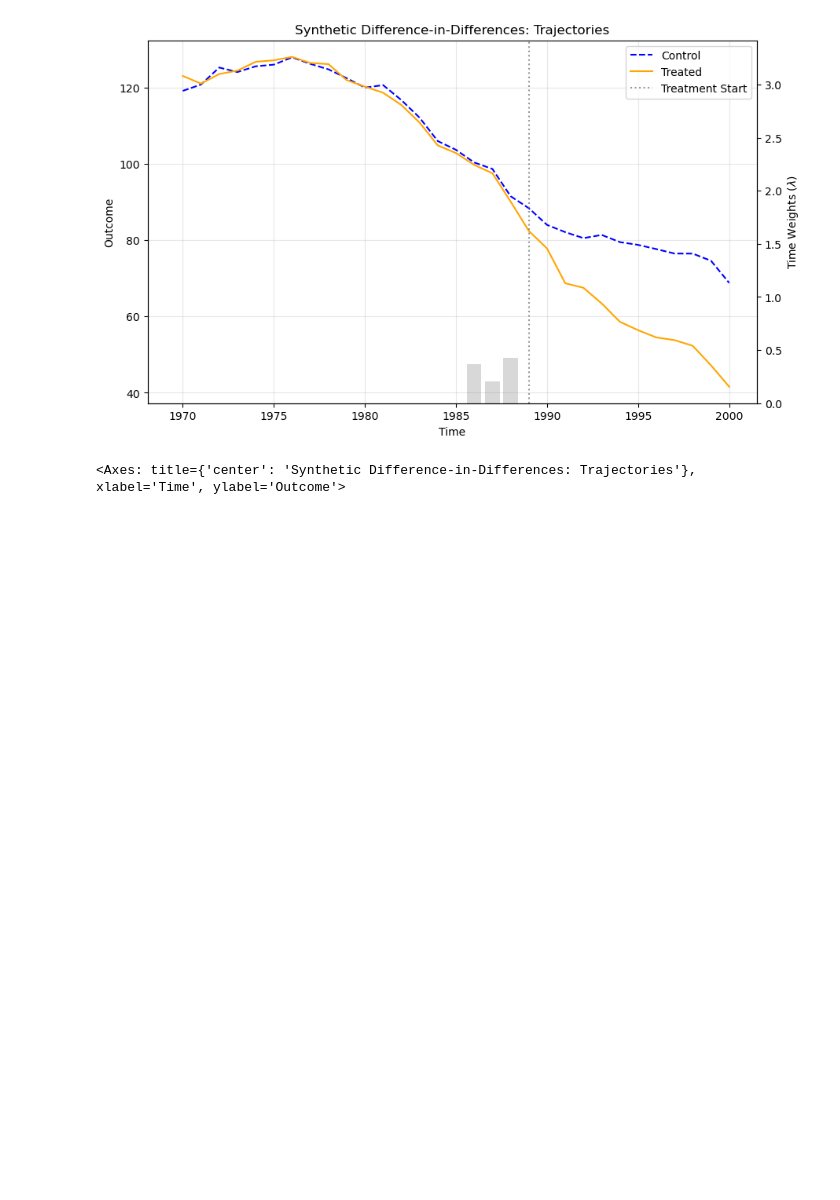
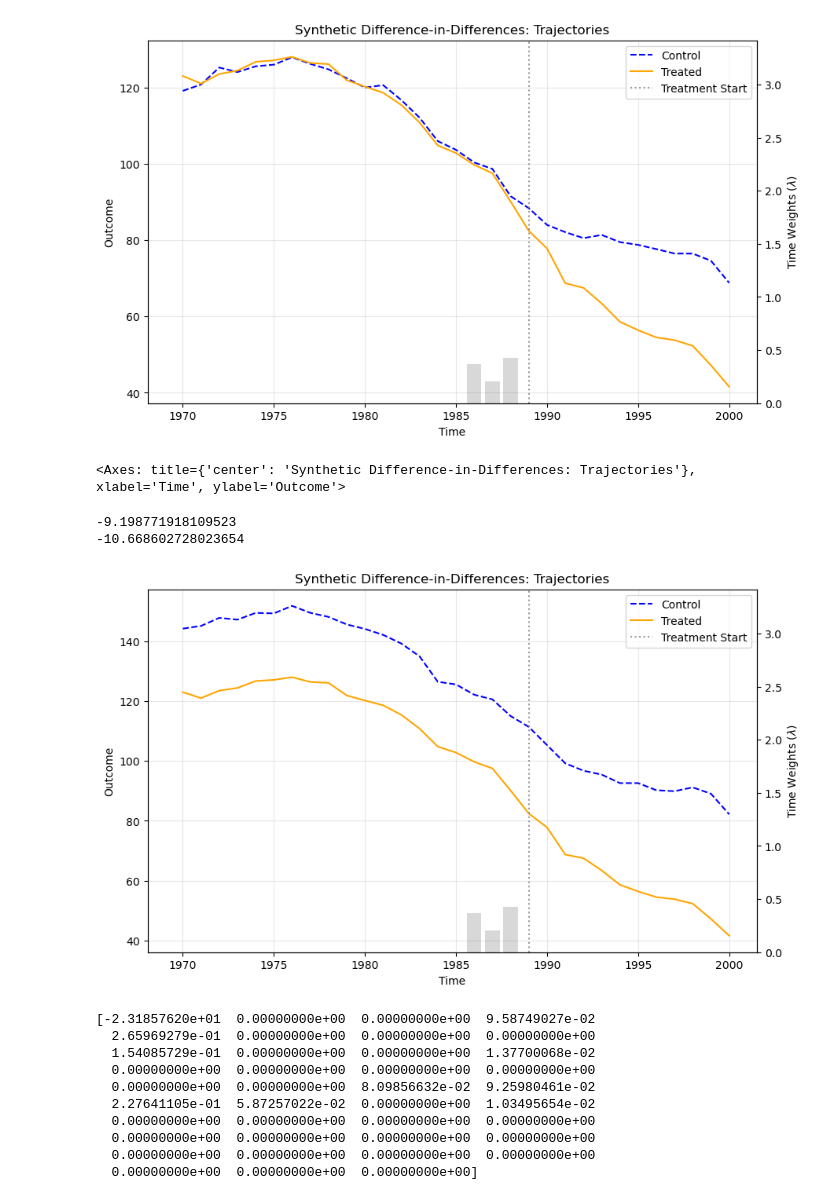
Before and after one commit to MoonEater0912/SyntheticDID, a Jupyter notebook: example/example.ipynb, the cells around one changed output. Saved outputs shown, nothing was run; the diff lists cells and outputs as text; code cells hidden in the pictures; blank space fills up the shorter version.

Commit message:
sparse estimation

```diff
--- a/example/example.ipynb
+++ b/example/example.ipynb
@@ -149,6 +149,10 @@ model2.fit(dt, 'PacksPerCapita', 'State', 'Year', 'treated')
 # sc with negative weights
 model3 = SyntheticDID(omega_type="match", negative_omega=True)
 model3.fit(dt, 'PacksPerCapita', 'State', 'Year', 'treated')
+
+# sdid with sparse estimation for omegas
+model4 = SyntheticDID(sparse_threshold=0.1, zeta_omega=0)
+model4.fit(dt, 'PacksPerCapita', 'State', 'Year', 'treated')
 # %% [output]
 check data and transform ...
 optimizing ...
@@ -189,3 +197,22 @@ model3.plot_trajectories()
 -17.626377204871755
 [figure]
 <Axes: title={'center': 'Synthetic Difference-in-Differences: Trajectories'}, xlabel='Time', ylabel='Outcome'>
+# %%
+print(model4.ATT)
+print(model4.ATT_diff)
+model4.plot_trajectories()
+print(model4.omega)
+# %% [output]
+-9.198771918109523
+-10.668602728023654
+[figure, added]
+[-2.31857620e+01  0.00000000e+00  0.00000000e+00  9.58749027e-02
+  2.65969279e-01  0.00000000e+00  0.00000000e+00  0.00000000e+00
+  1.54085729e-01  0.00000000e+00  0.00000000e+00  1.37700068e-02
+  0.00000000e+00  0.00000000e+00  0.00000000e+00  0.00000000e+00
+  0.00000000e+00  0.00000000e+00  8.09856632e-02  9.25980461e-02
+  2.27641105e-01  5.87257022e-02  0.00000000e+00  1.03495654e-02
+  0.00000000e+00  0.00000000e+00  0.00000000e+00  0.00000000e+00
+  0.00000000e+00  0.00000000e+00  0.00000000e+00  0.00000000e+00
+  0.00000000e+00  0.00000000e+00  0.00000000e+00  0.00000000e+00
+  0.00000000e+00  0.00000000e+00  0.00000000e+00]
```
Also changed, not shown: parts of 1 cell of this notebook, 3 other files.
